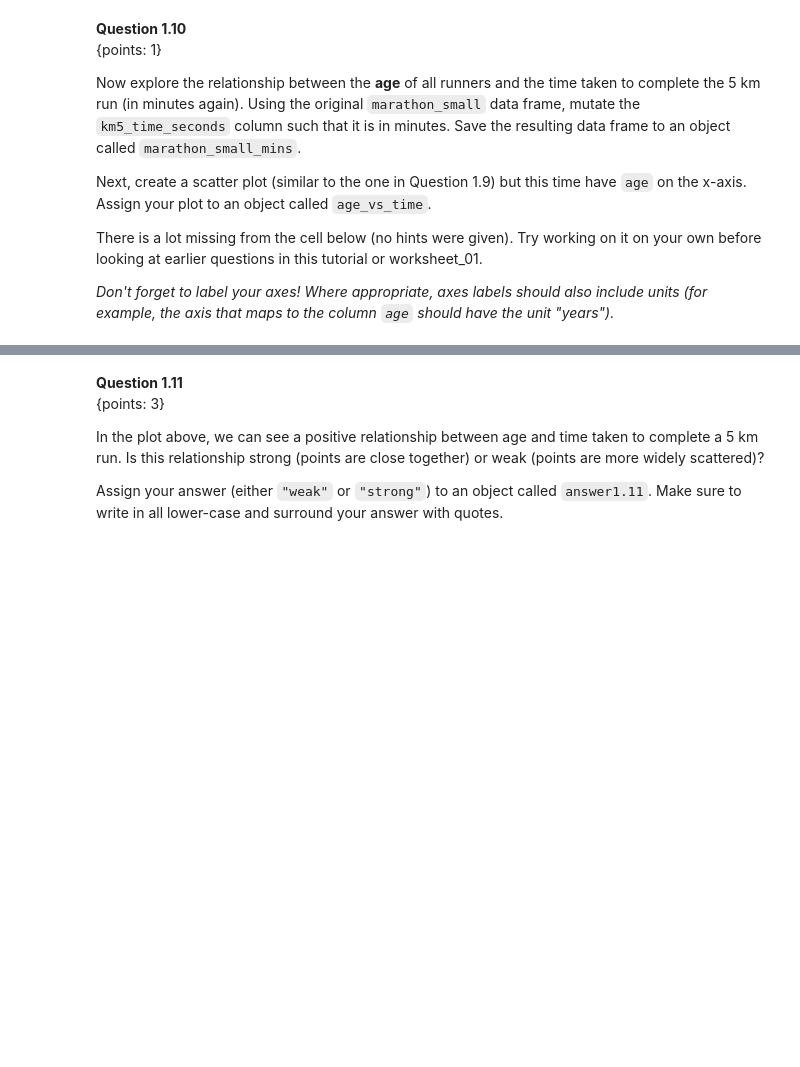
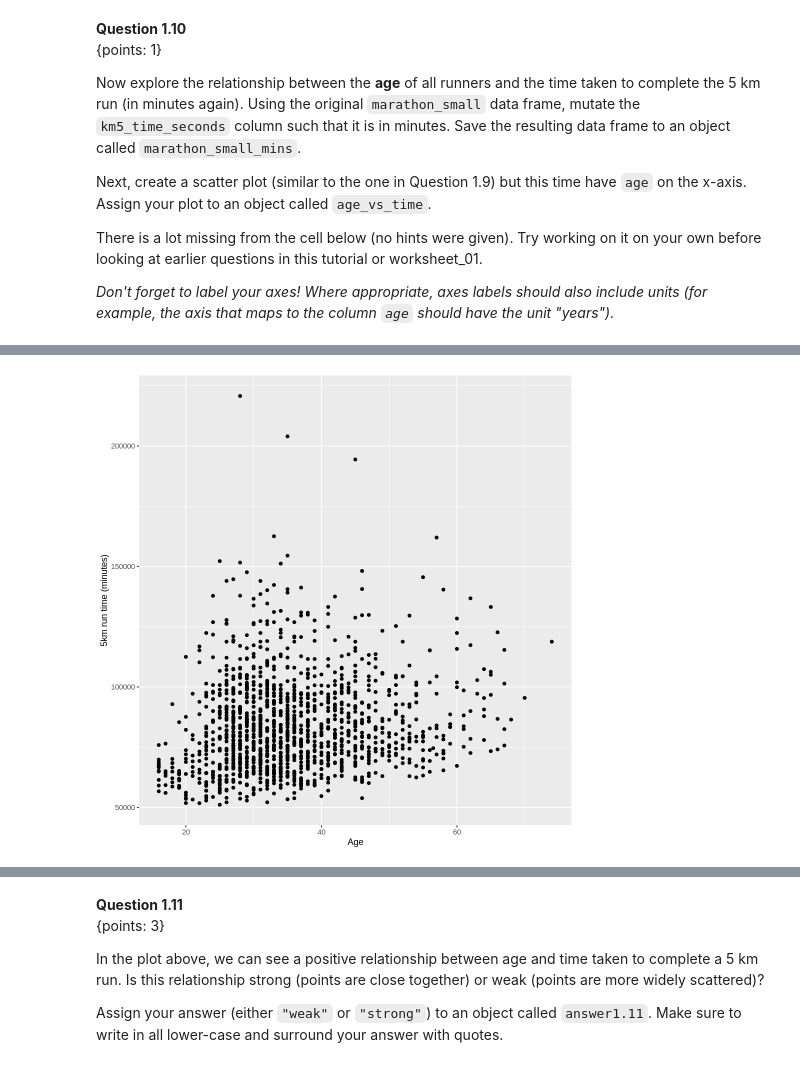
Before and after one commit to kx-chen/dsci, a Jupyter notebook: materials/tutorial_01/tutorial_01.ipynb, the cells around one changed output, grey strips where cells are left out. Drawn from its saved outputs; the diff is of its cells as text; code cells hidden in the pictures; blank space fills up the shorter version.

```diff
--- a/materials/tutorial_01/tutorial_01.ipynb
+++ b/materials/tutorial_01/tutorial_01.ipynb
@@ -352,0 +369,7 @@ age_vs_time
+# %%
+# your code here
+marathon_small_mins <- mutate(marathon_small, km5_time_minutes = km5_time_seconds * 60)
+age_vs_time <- ggplot(marathon_small_mins, aes(x = age, y = km5_time_minutes)) + geom_point() +
+xlab("Age") + ylab("5km run time (minutes)")
+age_vs_time
+# %% [output]
@@ -353,2 +378,3 @@ age_vs_time
+[figure, added]
 # %%
 test_1.10()
```
Also changed, not shown: parts of 37 cells of this notebook, 1 other file.
